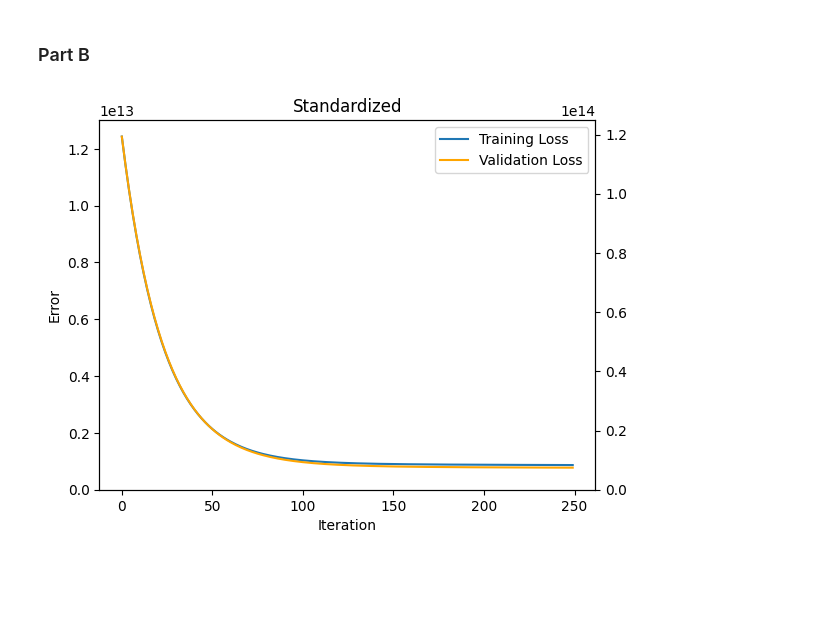
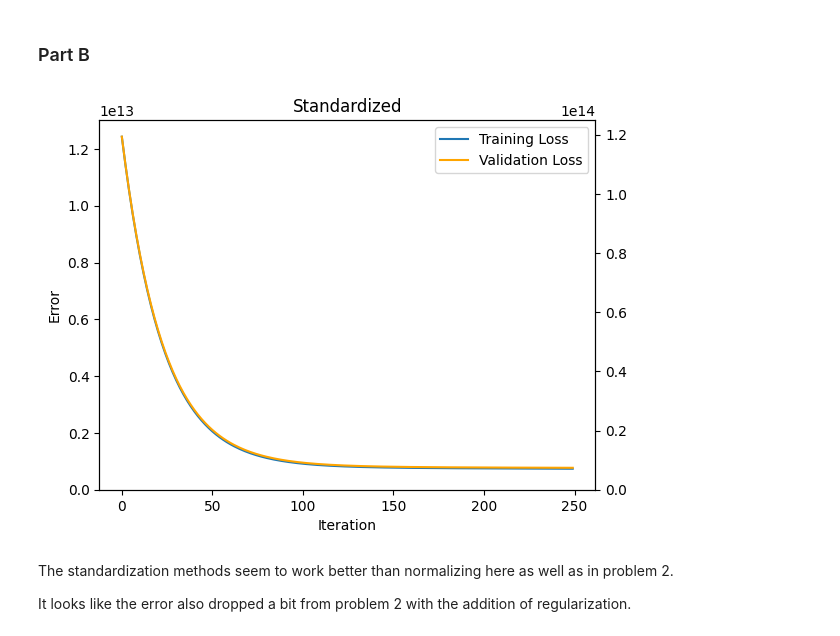
Before and after one commit to samofuture/Intro-to-ML, a Jupyter notebook: HW2/HW2.ipynb, the cells around one changed output. Cells and saved outputs as stored; diff of their text form; code cells hidden in the pictures; blank space fills up the shorter version.

```diff
--- a/HW2/HW2.ipynb
+++ b/HW2/HW2.ipynb
@@ -376,23 +394,28 @@ plot(j, validation_loss, 'Standardized')
 # %%
 factors_list : list[str] = ['area', 'bedrooms', 'bathrooms', 'stories', 'mainroad',
                             'guestroom', 'basement', 'hotwaterheating', 'airconditioning',
                             'parking', 'prefarea']
 iterations = 250
 alpha = 0.01
+penalty = 5
 
 x = np.ones((m, 1))
 test_x = np.ones((test_m, 1))
 
 for factor in factors_list:
     temp = np.array(train_df[factor])
     temp = temp.reshape(m, 1)
     x = np.hstack((x, temp))
     temp = np.array(test_df[factor])
     temp = temp.reshape(test_m, 1)
     test_x = np.hstack((test_x, temp))
 
-j, validation_loss = linear_regression(factors_list, iterations, x, y, alpha, m, test_x, test_y, 15)
+j, validation_loss = linear_regression(factors_list, iterations, x, y, alpha, m, test_x, test_y, penalty)
 
 plot(j, validation_loss, 'Standardized')
 # %% [output]
-[figure, old version]
+[figure, new version]
+# %% [markdown]
+The standardization methods seem to work better than normalizing here as well as in problem 2.
+
+It looks like the error also dropped a bit from problem 2 with the addition of regularization.
```
Also changed, not shown: parts of 11 cells of this notebook, 1 other file.
